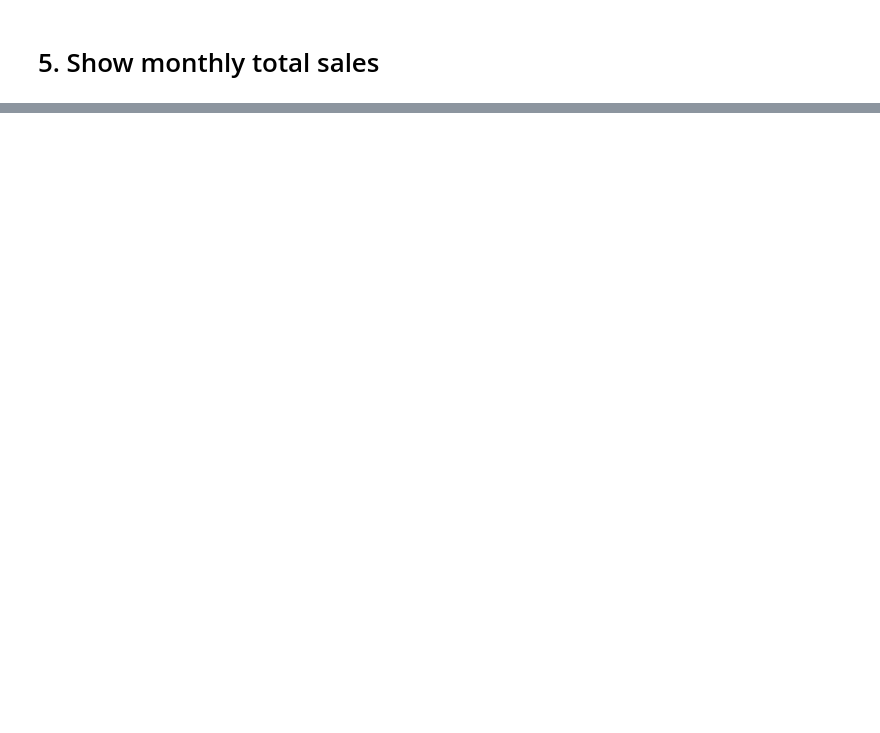
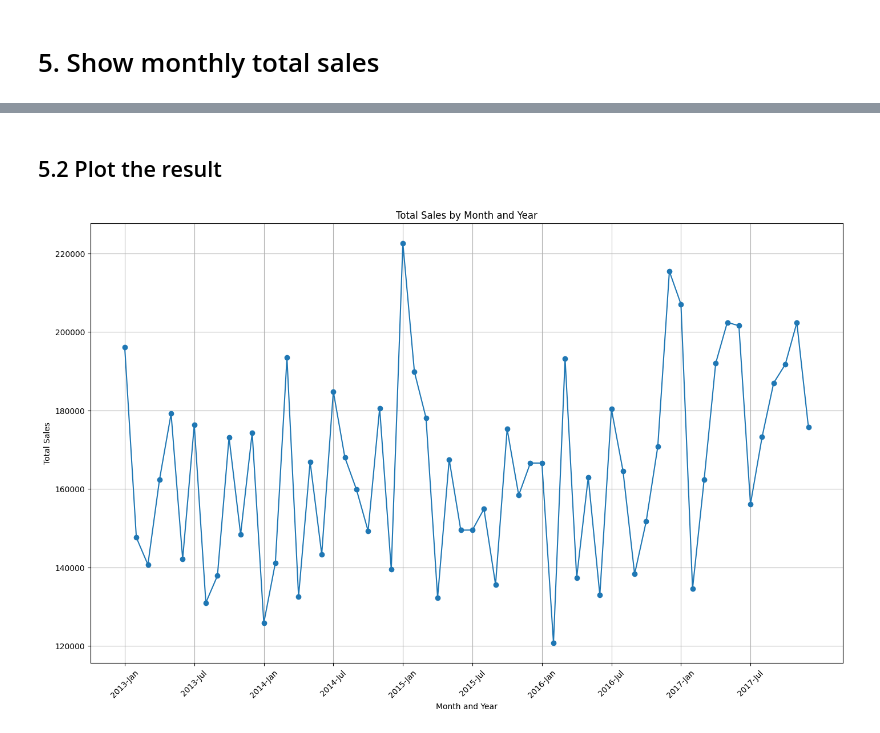
Before and after one commit to ThanaritKanjanametawatAU/CSX4205-Project3, a Jupyter notebook: Project3-Data-Analysis.ipynb, the cells around one changed output, grey strips where cells are left out. Drawn from its saved outputs; the diff is of its cells as text; code cells hidden in the pictures; blank space fills up the shorter version.

```diff
--- a/Project3-Data-Analysis.ipynb
+++ b/Project3-Data-Analysis.ipynb
@@ -431,0 +461,16 @@ result
+# %%
+# Aggregate by month to find total sales in each month and year
+result = sales_df[["year", "month", "total_price"]].groupby(["month", "year"]).sum().reset_index()
+# Sort the year and month in order
+month_to_num = {'Jan': 1, 'Feb': 2, 'Mar': 3, 'Apr': 4, 'May': 5, 'Jun': 6,
+                'Jul': 7, 'Aug': 8, 'Sep': 9, 'Oct': 10, 'Nov': 11, 'Dec': 12}
+
+# Map and sort the month
+result['month_num'] = result['month'].map(month_to_num)
+result = result.sort_values(by=['year', 'month_num'])
+
+result = result[["year", "month", "total_price"]]
+
+# Rename the column
+result = result.rename(columns={"total_price": "total_sales"})
+result
@@ -431,0 +495,23 @@ result
+# %% [markdown]
+## 5.2 Plot the result
+# %%
+import matplotlib.pyplot as plt
+
+# Create a new column for year and month combined for better x-axis labeling
+result['year_month'] = result['year'].astype(str) + '-' + result['month']
+
+plt.figure(figsize=(17, 10))
+plt.plot(result['year_month'], result['total_sales'], marker='o')
+
+# Label every 3 months
+xticks = result['year_month'].iloc[::6]
+plt.xticks(xticks, rotation=45)
+
+plt.title('Total Sales by Month and Year')
+plt.xlabel('Month and Year')
+plt.ylabel('Total Sales')
+plt.grid(True)
+
+plt.show()
+# %% [output]
+[figure, added]
```
Also changed, not shown: parts of 13 cells of this notebook.
